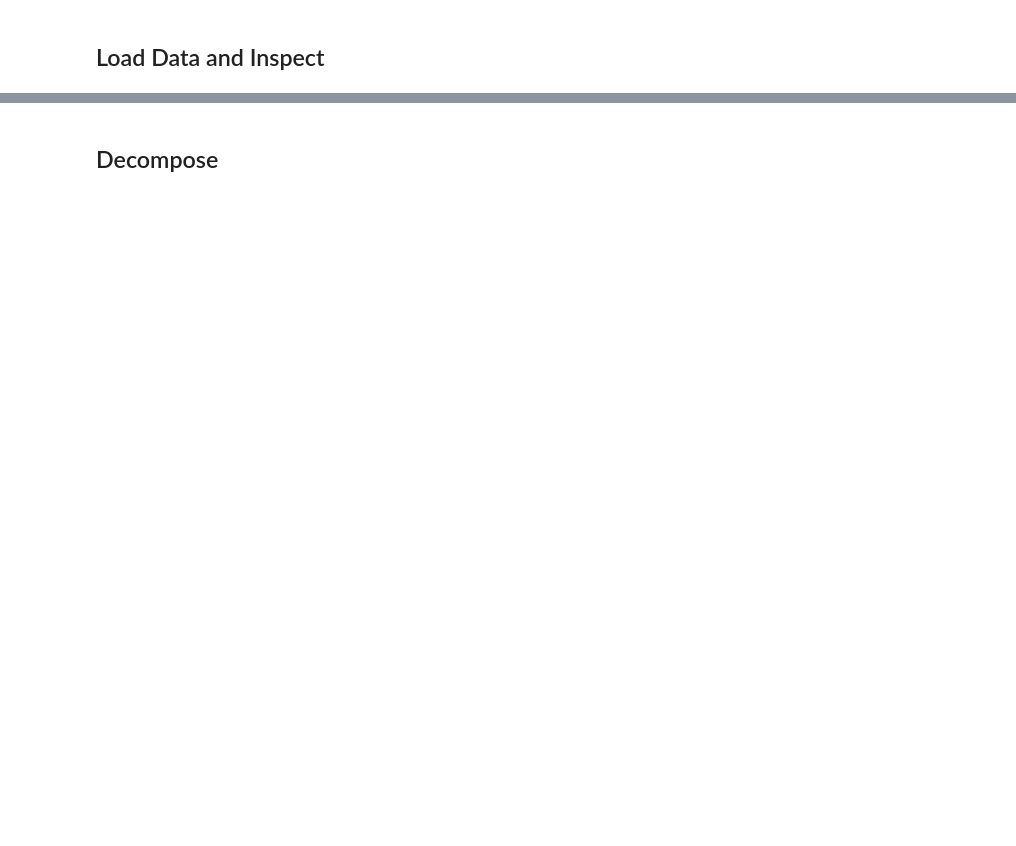
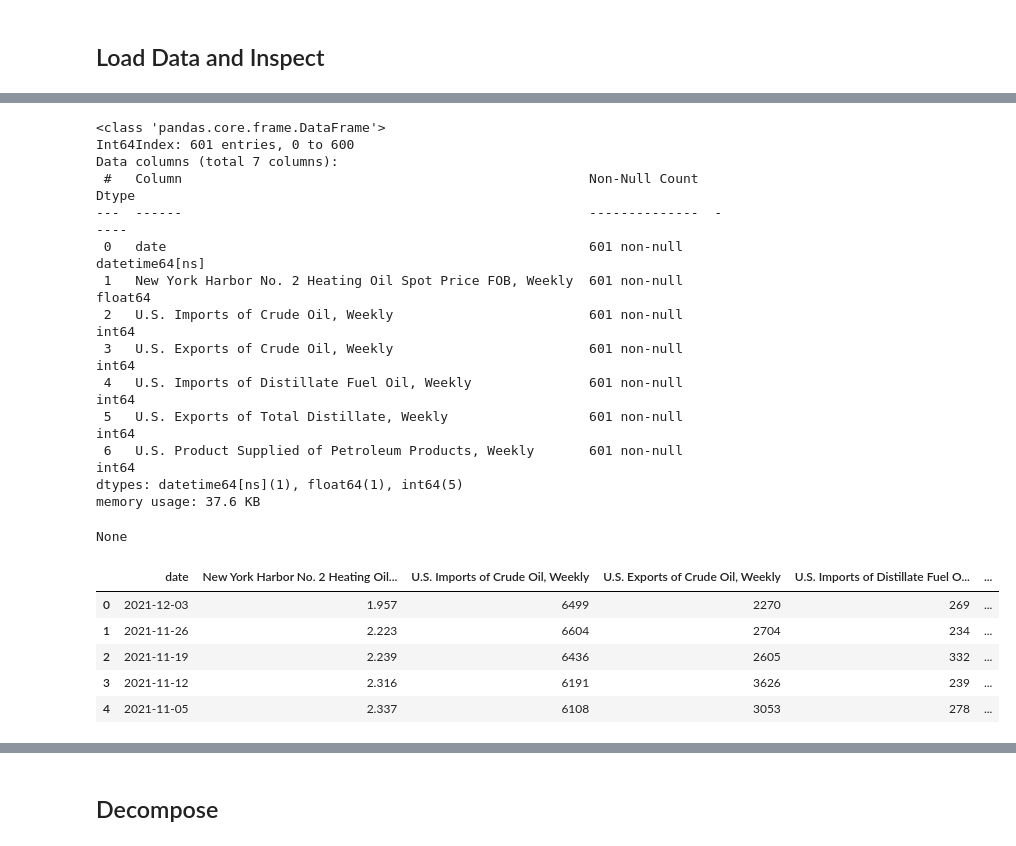
Before and after one commit to jgalloway42/NYC_No2_Diesel_Price_Forecast, a Jupyter notebook: NYC_No2_Diesel_Forecast.ipynb, the cells around one changed output, grey strips where cells are left out. Saved outputs shown, nothing was run; the diff lists cells and outputs as text; code cells hidden in the pictures; blank space fills up the shorter version.

```diff
--- a/NYC_No2_Diesel_Forecast.ipynb
+++ b/NYC_No2_Diesel_Forecast.ipynb
@@ -62,0 +28,11 @@ df.head()
+# %%
+'''Data from: https://www.eia.gov/opendata/qb.php?category=371'''
+
+root_url = f"http://api.eia.gov/series/?api_key={api_key}&series_id="
+
+series_ids = {'NYC_No2_Oil_Price':'PET.EER_EPD2F_PF4_Y35NY_DPG.W',
+             'Crude_Oil_Imports':'PET.WCRIMUS2.W',
+             'Crude_Oil_Exports':'PET.WCREXUS2.W',
+             'US_Fuel_Oil_Imports':'PET.WDIIMUS2.W',
+             'US_Fuel_Oil_Exports':'PET.WDIEXUS2.W',
+             'US_Supplied':'PET.WRPUPUS2.W'}
@@ -62,0 +73,37 @@ df.head()
+# %%
+df = pd.DataFrame(series_pull['NYC_No2_Oil_Price'][DATA],
+                  columns=['date',series_pull['NYC_No2_Oil_Price'][NAME]])
+
+x = list(series_pull.keys())
+x.remove('NYC_No2_Oil_Price')
+
+for weekly_series in x:
+    df = df.merge(pd.DataFrame(series_pull[weekly_series][DATA],
+                  columns=['date',series_pull[weekly_series][NAME]]),
+                  on='date')
+
+df['date'] = pd.to_datetime(df.date)
+display(df.info())
+display(df.head())
+# %% [output]
+<class 'pandas.core.frame.DataFrame'>
+Int64Index: 601 entries, 0 to 600
+Data columns (total 7 columns):
+ #   Column                                                    Non-Null Count  Dtype
+---  ------                                                    --------------  -----
+ 0   date                                                      601 non-null    datetime64[ns]
+ 1   New York Harbor No. 2 Heating Oil Spot Price FOB, Weekly  601 non-null    float64
+ 2   U.S. Imports of Crude Oil, Weekly                         601 non-null    int64
+ 3   U.S. Exports of Crude Oil, Weekly                         601 non-null    int64
+ 4   U.S. Imports of Distillate Fuel Oil, Weekly               601 non-null    int64
+ 5   U.S. Exports of Total Distillate, Weekly                  601 non-null    int64
+ 6   U.S. Product Supplied of Petroleum Products, Weekly       601 non-null    int64
+dtypes: datetime64[ns](1), float64(1), int64(5)
+memory usage: 37.6 KB
+None
+|  | date | New York Harbor No. 2 Heating Oil... | U.S. Imports of Crude Oil, Weekly | U.S. Exports of Crude Oil, Weekly | U.S. Imports of Distillate Fuel O... | ... |
+| 0 | 2021-12-03 | 1.957 | 6499 | 2270 | 269 | ... |
+| 1 | 2021-11-26 | 2.223 | 6604 | 2704 | 234 | ... |
+| 2 | 2021-11-19 | 2.239 | 6436 | 2605 | 332 | ... |
+| 3 | 2021-11-12 | 2.316 | 6191 | 3626 | 239 | ... |
+| 4 | 2021-11-05 | 2.337 | 6108 | 3053 | 278 | ... |
```
Also changed, not shown: parts of 15 cells of this notebook.
